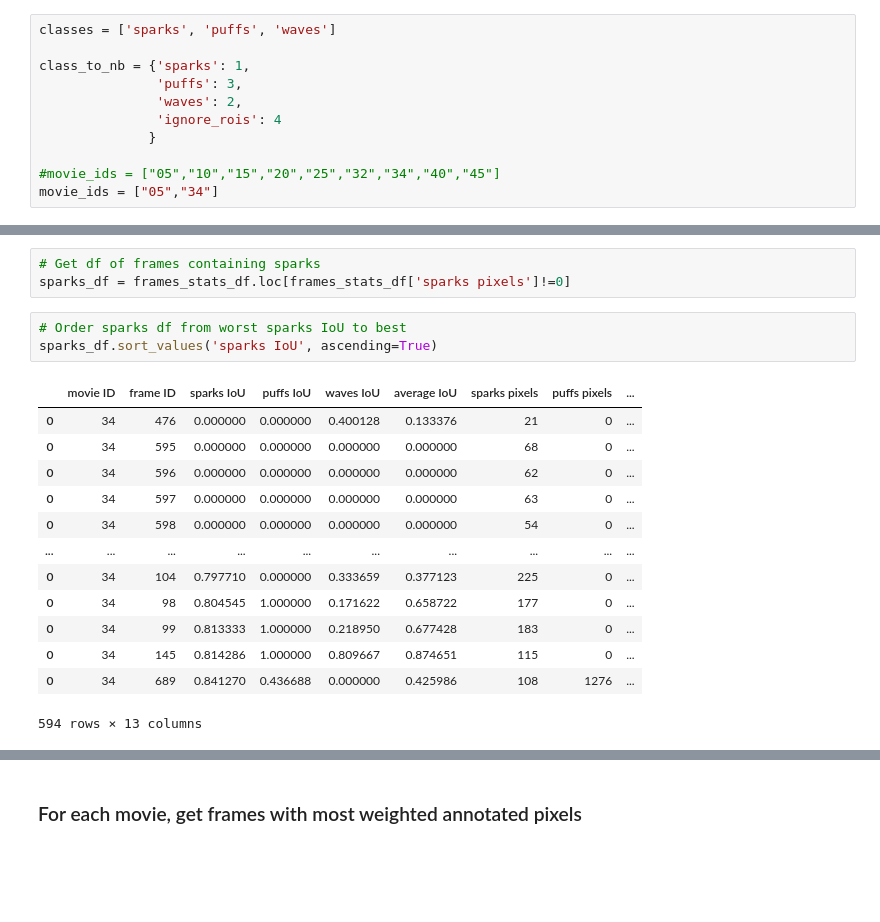
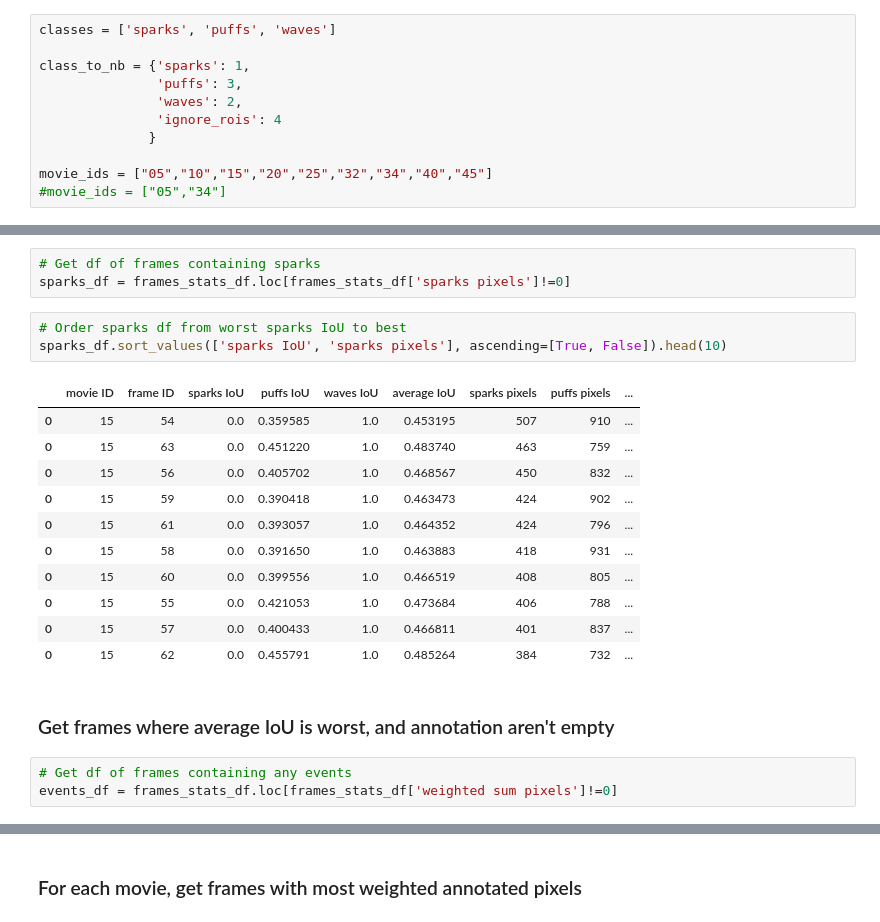
Before and after one commit to dottipr/sparks_project, a Jupyter notebook: sparks/EXPERT VALIDATION select slices.ipynb, the cells around one changed output, grey strips where cells are left out. Drawn from its saved outputs; the diff is of its cells as text; blank space fills up the shorter version.

```diff
--- a/sparks/EXPERT VALIDATION select slices.ipynb
+++ b/sparks/EXPERT VALIDATION select slices.ipynb
@@ -51,8 +51,8 @@ class_to_nb = {'sparks': 1,
                'ignore_rois': 4
               }
 
-#movie_ids = ["05","10","15","20","25","32","34","40","45"]
-movie_ids = ["05","34"]
+movie_ids = ["05","10","15","20","25","32","34","40","45"]
+#movie_ids = ["05","34"]
 # %%
 dataset_dir = os.path.join("..", "data", "sparks_dataset")
 # %% [markdown]
@@ -342,18 +350,21 @@ puffs_df.sort_values('puffs IoU', ascending=True)
 sparks_df = frames_stats_df.loc[frames_stats_df['sparks pixels']!=0]
 # %%
 # Order sparks df from worst sparks IoU to best
-sparks_df.sort_values('sparks IoU', ascending=True)
+sparks_df.sort_values(['sparks IoU', 'sparks pixels'], ascending=[True, False]).head(10)
 # %% [output]
 |  | movie ID | frame ID | sparks IoU | puffs IoU | waves IoU | average IoU | sparks pixels | puffs pixels | ... |
-| 0 | 34 | 476 | 0.000000 | 0.000000 | 0.400128 | 0.133376 | 21 | 0 | ... |
-| 0 | 34 | 595 | 0.000000 | 0.000000 | 0.000000 | 0.000000 | 68 | 0 | ... |
-| 0 | 34 | 596 | 0.000000 | 0.000000 | 0.000000 | 0.000000 | 62 | 0 | ... |
-| 0 | 34 | 597 | 0.000000 | 0.000000 | 0.000000 | 0.000000 | 63 | 0 | ... |
-| 0 | 34 | 598 | 0.000000 | 0.000000 | 0.000000 | 0.000000 | 54 | 0 | ... |
-| ... | ... | ... | ... | ... | ... | ... | ... | ... | ... |
-| 0 | 34 | 104 | 0.797710 | 0.000000 | 0.333659 | 0.377123 | 225 | 0 | ... |
-| 0 | 34 | 98 | 0.804545 | 1.000000 | 0.171622 | 0.658722 | 177 | 0 | ... |
-| 0 | 34 | 99 | 0.813333 | 1.000000 | 0.218950 | 0.677428 | 183 | 0 | ... |
-| 0 | 34 | 145 | 0.814286 | 1.000000 | 0.809667 | 0.874651 | 115 | 0 | ... |
-| 0 | 34 | 689 | 0.841270 | 0.436688 | 0.000000 | 0.425986 | 108 | 1276 | ... |
+| 0 | 15 | 54 | 0.0 | 0.359585 | 1.0 | 0.453195 | 507 | 910 | ... |
+| 0 | 15 | 63 | 0.0 | 0.451220 | 1.0 | 0.483740 | 463 | 759 | ... |
+| 0 | 15 | 56 | 0.0 | 0.405702 | 1.0 | 0.468567 | 450 | 832 | ... |
+| 0 | 15 | 59 | 0.0 | 0.390418 | 1.0 | 0.463473 | 424 | 902 | ... |
+| 0 | 15 | 61 | 0.0 | 0.393057 | 1.0 | 0.464352 | 424 | 796 | ... |
+| 0 | 15 | 58 | 0.0 | 0.391650 | 1.0 | 0.463883 | 418 | 931 | ... |
+| 0 | 15 | 60 | 0.0 | 0.399556 | 1.0 | 0.466519 | 408 | 805 | ... |
+| 0 | 15 | 55 | 0.0 | 0.421053 | 1.0 | 0.473684 | 406 | 788 | ... |
+| 0 | 15 | 57 | 0.0 | 0.400433 | 1.0 | 0.466811 | 401 | 837 | ... |
+| 0 | 15 | 62 | 0.0 | 0.455791 | 1.0 | 0.485264 | 384 | 732 | ... |
-594 rows × 13 columns
+# %% [markdown]
+### Get frames where average IoU is worst, and annotation aren't empty
+# %%
+# Get df of frames containing any events
+events_df = frames_stats_df.loc[frames_stats_df['weighted sum pixels']!=0]
```
Also changed, not shown: parts of 11 cells of this notebook, 1 other file.
